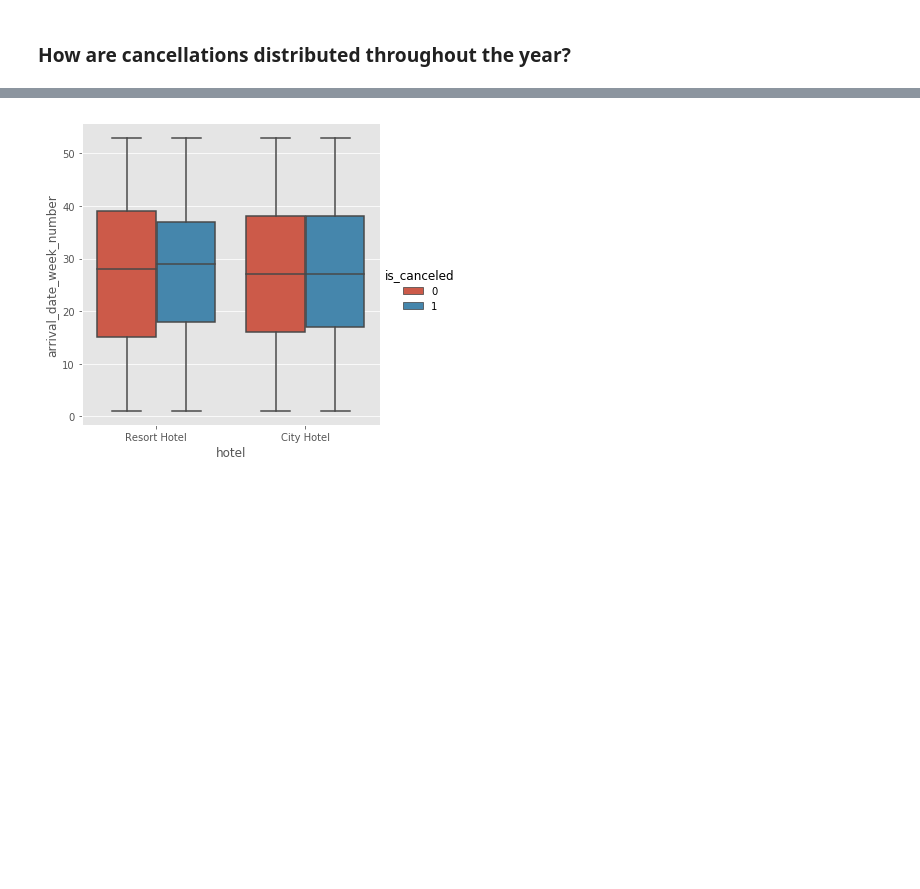
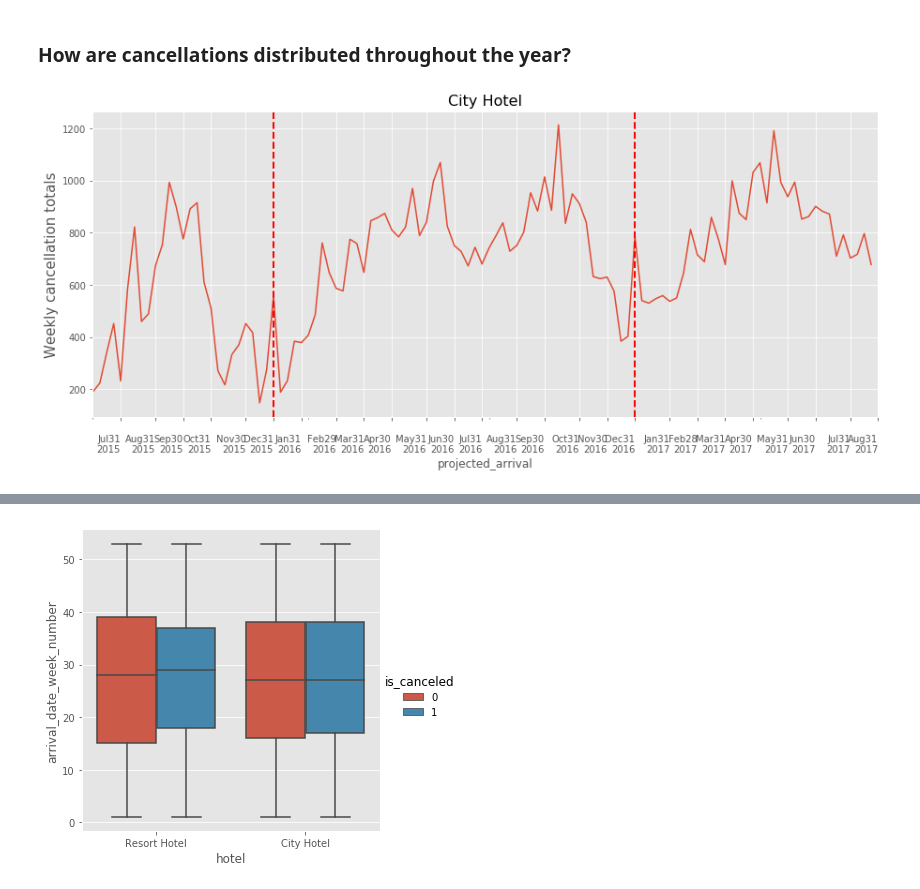
Before and after one commit to bashoori/Predicting_Hotel_Cancellations, a Jupyter notebook: Jupyter_Notebooks/Exploratory_data_analysis.ipynb, the cells around one changed output, grey strips where cells are left out. Saved outputs shown, nothing was run; the diff lists cells and outputs as text; code cells hidden in the pictures; blank space fills up the shorter version.

```diff
--- a/Jupyter_Notebooks/Exploratory_data_analysis.ipynb
+++ b/Jupyter_Notebooks/Exploratory_data_analysis.ipynb
@@ -354,0 +408,43 @@ plt.show()
+# %%
+def timeseries_frequency_plot(title, df, timeseries_col, y_col, dStart, dEnd, sample_by='D', xtick_freq ='W', axvline=[np.nan]):
+
+    '''This function will aggregate a dataframe by count given two columns, the datetime column and any column used to
+    determine frequency'''
+
+    timeseries_vs_y = df[[timeseries_col, y_col]]
+    plot_df = timeseries_vs_y.set_index(timeseries_col).resample(sample_by)[y_col].count()
+    df = plot_df[(dStart <= plot_df.index) & (plot_df.index <= dEnd)]
+
+    ax = plt.figure(figsize=(15, 6)).add_subplot(111)
+    xticks = pd.date_range(start=dStart, end=dEnd, freq=xtick_freq)
+
+    df.plot(ax = ax, xticks=xticks)
+    ax.set_ylabel('Weekly cancellation totals', size = 15)
+    ax.set_title(title, fontsize=16)
+    ax.set_xticklabels([x.strftime('%h%d\n%Y') for x in xticks])
+
+    for axv in axvline:
+        ax.axvline(axv, color='r', linestyle='--', lw=2)
+
+    ax.tick_params(axis='x', which='major', pad=15)
+    plt.setp(ax.xaxis.get_majorticklabels(), ha='right')
+
+    plt.show()
+# %%
+yearly_mark = [pd.to_datetime('2016-01-01'), # jan 1st, 2016
+              pd.to_datetime('2017-01-01')] # jan 1st, 2017
+dStart = hotels.projected_arrival.min() # start of data
+dEnd = hotels.projected_arrival.max() # end of data
+timeseries_frequency_plot(
+                         'City Hotel',
+                          hotels[hotels.hotel=='City Hotel'],
+                         'projected_arrival',
+                         'is_canceled',
+                         dStart,
+                         dEnd,
+                         'W',
+                         'M',
+                         yearly_mark
+)
+# %% [output]
+[figure, added]
```
Also changed, not shown: parts of 16 cells of this notebook, 34 other files.
